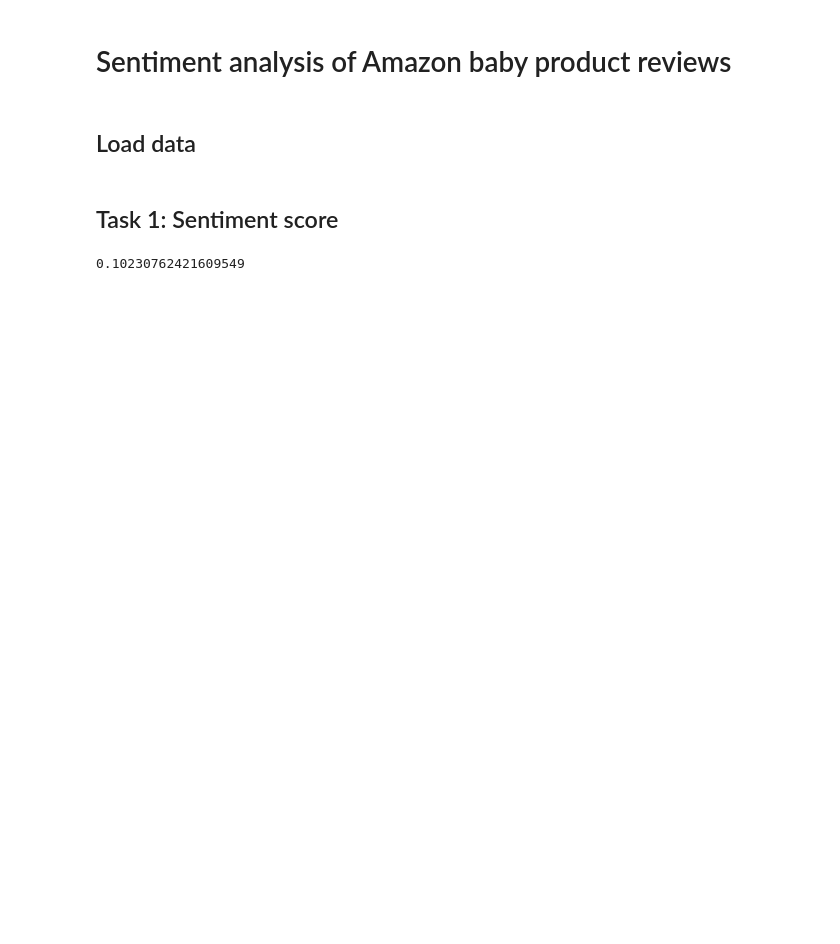
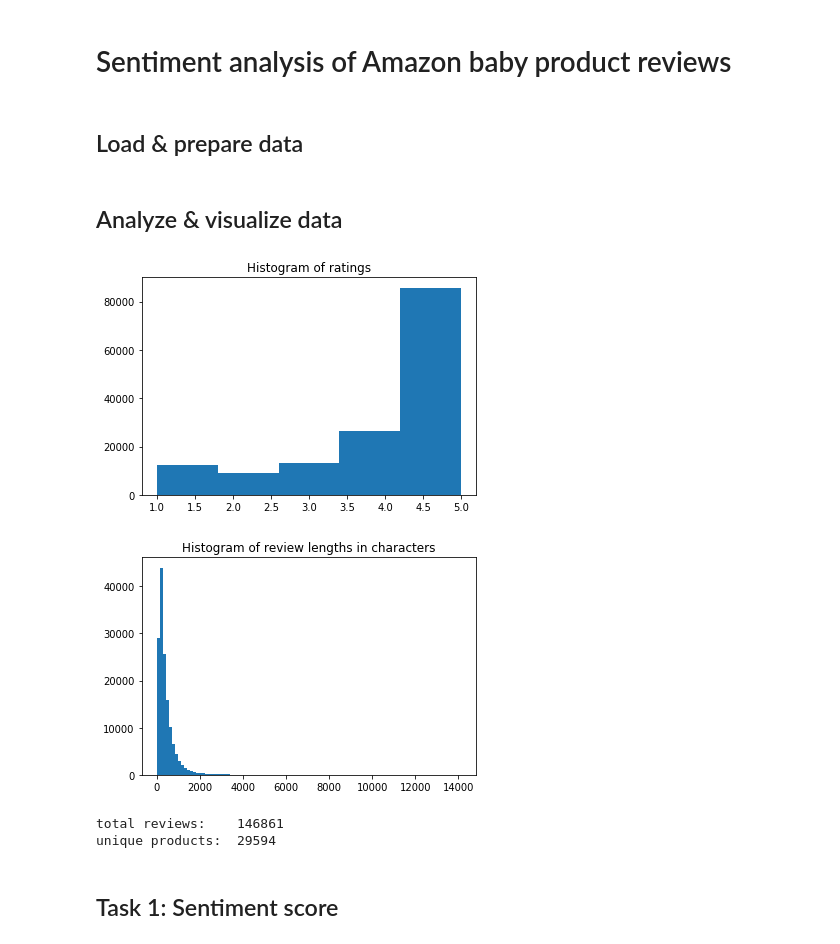
Before and after one commit to patricsteiner/nlp, a Jupyter notebook: a3_sentiment_analysis/sentiment analysis of amazon reviews.ipynb, the cells around one changed output. Drawn from its saved outputs; the diff is of its cells as text; code cells hidden in the pictures; blank space fills up the shorter version.

```diff
--- a/a3_sentiment_analysis/sentiment analysis of amazon reviews.ipynb
+++ b/a3_sentiment_analysis/sentiment analysis of amazon reviews.ipynb
@@ -3,2 +16,2 @@
 # %% [markdown]
-## Load data
+## Load & prepare data
@@ -9,2 +18,31 @@ df = pandas.read_csv('Amazon_Baby_train.txt', sep=' ;  ', index_col=False, heade
+# %%
+df = pd.read_csv('Amazon_Baby_train.txt', sep=' ;  ', index_col=False, header=None,
+                     names=['Rating', 'Product', 'Review'], engine='python');
+
+
+products = df.values[:, 1].astype(str)
+reviews  = df.values[:, 2].astype(str)
+ratings  = df.values[:, 0].astype(int)
+
+x = reviews
+y = ratings
+
+x_train, x_test, y_train, y_test = train_test_split(x, y, test_size=.2, random_state=9000)
+# %% [markdown]
+## Analyze & visualize data
+# %%
+plt.hist(ratings, bins=5)
+plt.title('Histogram of ratings')
+plt.show()
+plt.hist(list(map(lambda review: len(review), reviews)), bins=100)
+plt.title('Histogram of review lengths in characters')
+plt.show()
+print('total reviews:   ', len(reviews))
+print('unique products: ', len(set(products)))
+# %% [output]
+[figure, added]
+[figure, added]
+total reviews:    146861
+unique products:  29594
 # %% [markdown]
 ## Task 1: Sentiment score
@@ -25,4 +48,0 @@ for i, review in enumerate(X[:, 1]):
-# %%
-len(list(filter(lambda correct: correct == True, predicted == y)))/len(y)
-# %% [output]
-0.10230762421609549
```
Also changed, not shown: parts of 37 cells of this notebook.
